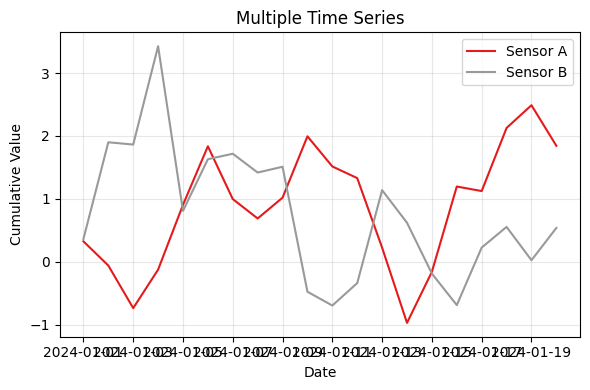
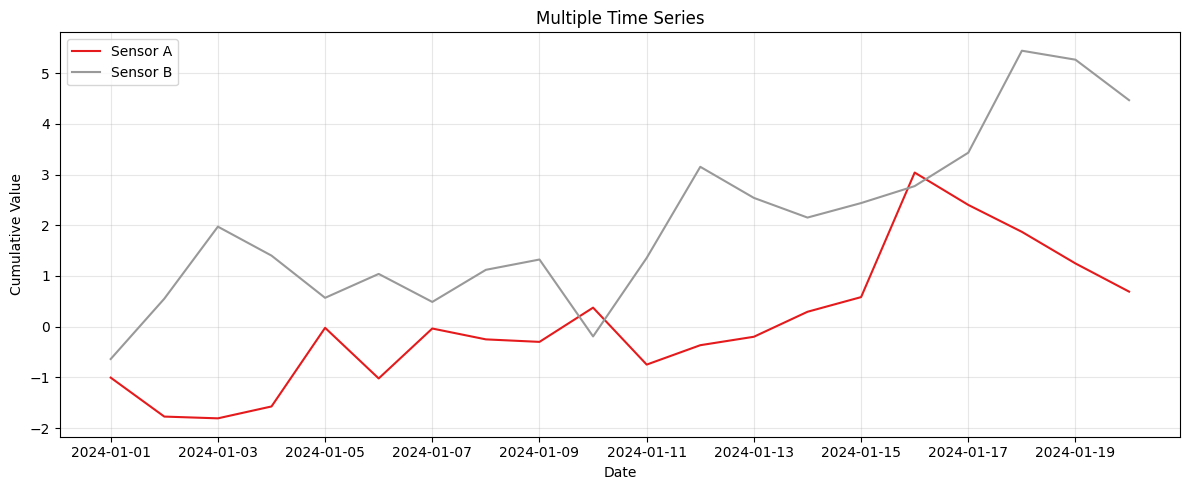
The change to this notebook cell's code, shown as a diff; its figure went from the first image to the second:
--- before
+++ after
@@ -5,5 +5,5 @@
 
 # Create subplots
-fig, axs = plt.subplots(1, 1, figsize=(6, 4))
+fig, axs = plt.subplots(1, 1, figsize=(12, 5))
 
 DataVisualization.plot_multiple_series(

Commit: fixed typos and Example 1 plot from Multiple Series